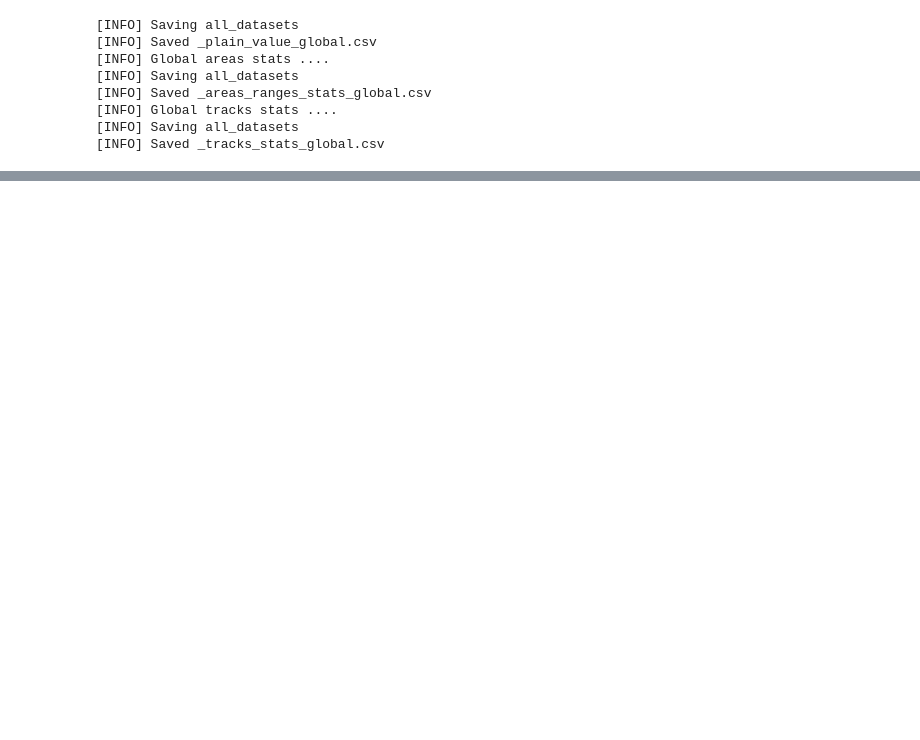
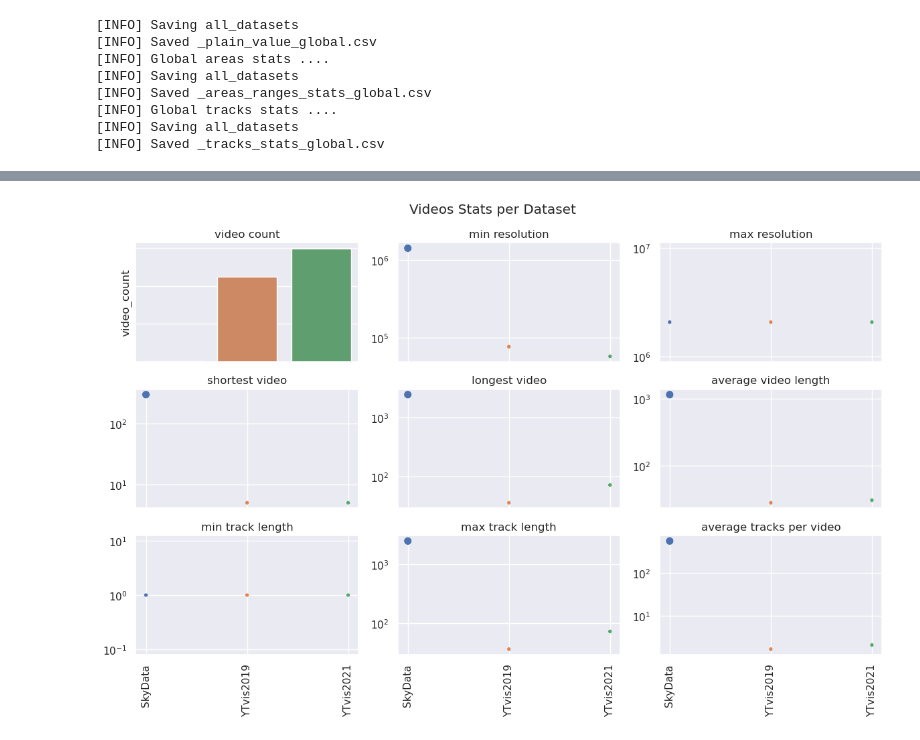
Before and after one commit to ozerlabs-proxy/vision-datasets-stats, a Jupyter notebook: notebooks/vis_stats.ipynb, the cells around one changed output, grey strips where cells are left out. Saved outputs shown, nothing was run; the diff lists cells and outputs as text; code cells hidden in the pictures; blank space fills up the shorter version.

```diff
--- a/notebooks/vis_stats.ipynb
+++ b/notebooks/vis_stats.ipynb
@@ -132,0 +173,85 @@ stats_tools.summarize_global_tracks_stats_plot_and_save(global_tracks_stats_df=g
+# %%
+"""
+sequence lengths
+"""
+
+
+
+import seaborn as sns
+import matplotlib.pyplot as plt
+
+# df.keys()
+# some plots
+df = global_summary_plain_value_cols_df
+
+# plot distributions
+
+# Create a grid of subplots
+fig, axes = plt.subplots(3, 3, figsize=(12, 8))
+fig.suptitle('Videos Stats per Dataset')
+plt.yscale('log')
+interested_in =[ 'video_count',
+                'min_resolution',
+                'max_resolution',
+                'shortest_video',
+                'longest_video',
+                'average_video_length',
+                'min_track_length',
+                'max_track_length',
+                'average_tracks_per_video',
+                'categories_count',
+                'super_categories_count']
+
+rows = 3
+cols = 3
+for i in range(rows):
+    for j in range(cols):
+        interested_idx = i*rows + j
+        interested = interested_in[interested_idx]
+
+        if interested == 'video_count':
+            with sns.axes_style("ticks"):
+                sns.barplot(data=df, x='dataset_name', y=f'{interested}', ax=axes[i, j])
+                axes[i, j].set_title(f'{str(interested.replace("_"," "))}')
+                axes[i, j].set_xlabel('')
+                axes[i, j].set_ylabel(f'{interested}')
+                axes[i, j].tick_params(axis='x', rotation=90 , labelbottom=False)
+                axes[i, j].tick_params(axis='y', labelleft=False)
+
+        else:
+            with sns.axes_style("ticks"):
+                axes[i, j].set(yscale="log")
+                sns.scatterplot(data=df, x='dataset_name',
+                                y=f'{interested}',
+                                ax=axes[i, j],
+                                hue="dataset_name",
+                                size=interested,
+                                legend=False
+                                )
+                axes[i, j].set_title(f'{str(interested.replace("_"," "))}')
+                axes[i, j].set_xlabel('')
+                axes[i, j].set_ylabel('')
+                axes[i, j].tick_params(axis='x', rotation=90, labelbottom=False)
+                axes[i, j].tick_params(axis='y', labelleft=True)
+
+
+
+
+# show ticks for the last row
+for j in range(cols):
+    axes[rows-1, j].tick_params(axis='x', rotation=90, labelbottom=True)
+
+# Adjust spacing
+plt.tight_layout()
+# Show the plots
+# plt.show()
+
+
+file_name = f'{TASK}_general_stats'
+save_path = Path("summaries/showcase")
+save_path.mkdir(parents=True, exist_ok=True)
+plt.savefig(str(save_path/f'{file_name}.png'), dpi=300, bbox_inches='tight')
+plt.show()
+plt.close()
+# %% [output]
+[figure, added]
```
Also changed, not shown: parts of 3 cells of this notebook, 58 other files.
